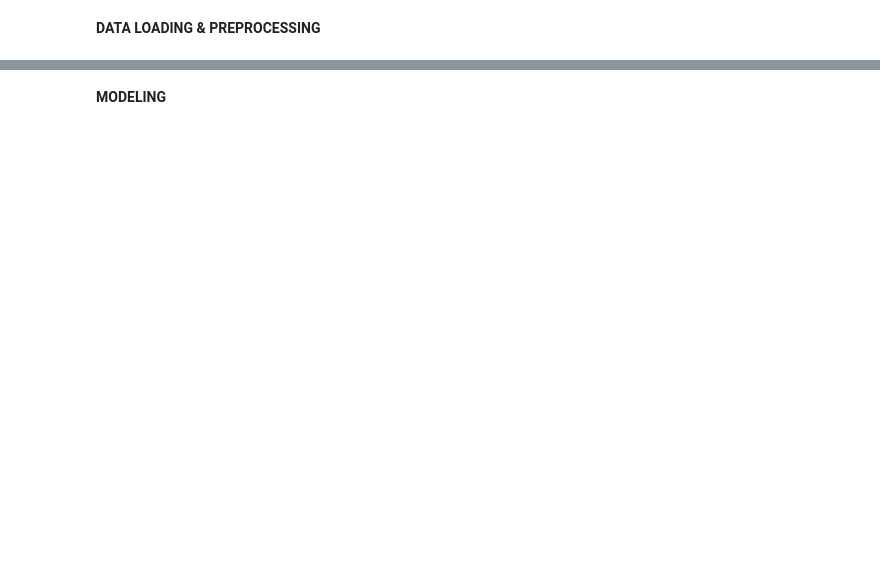
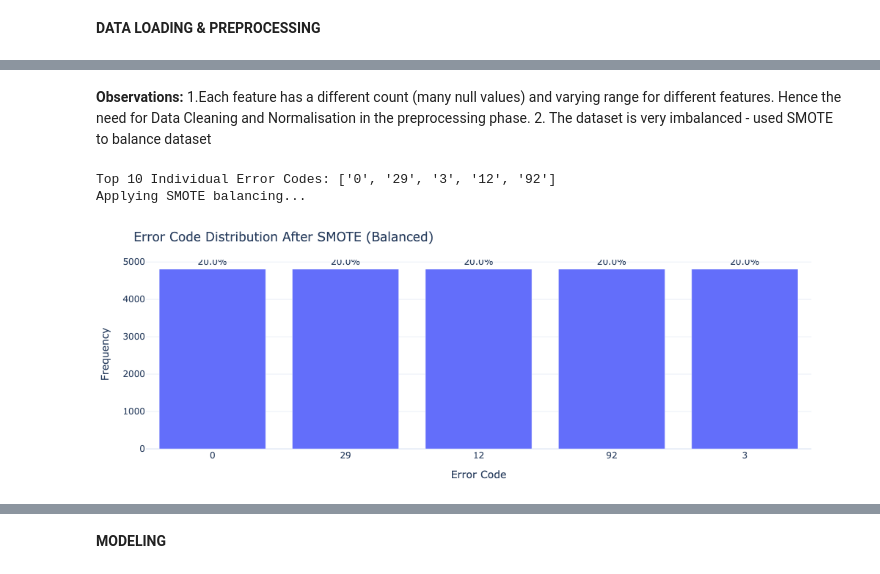
Before and after one commit to benedict8005/Machine-Learning-Repo, a Jupyter notebook: Data Visualisation Assignment.ipynb, the cells around one changed output, grey strips where cells are left out. Saved outputs shown, nothing was run; the diff lists cells and outputs as text; code cells hidden in the pictures; blank space fills up the shorter version.

```diff
--- a/Data Visualisation Assignment.ipynb
+++ b/Data Visualisation Assignment.ipynb
@@ -30 +244,61 @@ from dash import Dash, dcc, html, Input, Output, State, ALL
+# %% [markdown]
+**Observations:**
+1.Each feature has a different count (many null values) and varying range for different features. Hence the need for Data Cleaning and Normalisation in the preprocessing phase.
+2. The dataset is very imbalanced - used SMOTE to balance dataset
+# %%
+
+# FILTERING TOP 5 ERRORS
+
+# Identify Top 5 most frequent error codes
+top_5_errors = df_exploded['CONTROLLER_ERROR_CODE'].value_counts().nlargest(5).index.tolist()
+print(f"Top 10 Individual Error Codes: {top_5_errors}")
+
+# Filter dataset to only keep rows with these top 5 errors
+df_filtered = df_exploded[df_exploded['CONTROLLER_ERROR_CODE'].isin(top_5_errors)].copy()
+
+# Define Features (X) and Target (y) for training
+X = df_filtered.drop(columns=['CONTROLLER_ERROR_CODE'])
+y = df_filtered['CONTROLLER_ERROR_CODE']
+
+# Balance Classes using SMOTE
+print("Applying SMOTE balancing...")
+smote = SMOTE(random_state=10, k_neighbors=1)
+X_resampled, y_resampled = smote.fit_resample(X, y)
+
+
+# VISUALIZATION: DISTRIBUTION AFTER SMOTE
+
+# Create a temporary DataFrame for easy counting
+df_resampled_dist = pd.DataFrame(y_resampled, columns=['CONTROLLER_ERROR_CODE'])
+
+# Calculate Counts
+resampled_counts = df_resampled_dist['CONTROLLER_ERROR_CODE'].value_counts().reset_index()
+resampled_counts.columns = ['Error Code', 'Count']
+
+# Calculate Percentages
+total_resampled = resampled_counts['Count'].sum()
+resampled_counts['Percentage'] = (resampled_counts['Count'] / total_resampled * 100).round(2).astype(str) + '%'
+
+# Plot Bar Chart
+fig_smote = px.bar(
+    resampled_counts,
+    x='Error Code',
+    y='Count',
+    text='Percentage',
+    title="Error Code Distribution After SMOTE (Balanced)",
+    labels={'Count': 'Frequency', 'Error Code': 'Error Code'},
+    template='plotly_white'
+)
+
+fig_smote.update_traces(textposition='outside')
+fig_smote.update_layout(
+    xaxis_type='category',
+    xaxis={'categoryorder':'total descending'},
+    margin=dict(t=50, b=50, l=50, r=50)
+)
+fig_smote.show()
+# %% [output]
+Top 10 Individual Error Codes: ['0', '29', '3', '12', '92']
+Applying SMOTE balancing...
+[figure, added]
 # %%
```
Also changed, not shown: parts of 16 cells of this notebook, 1 other file.
